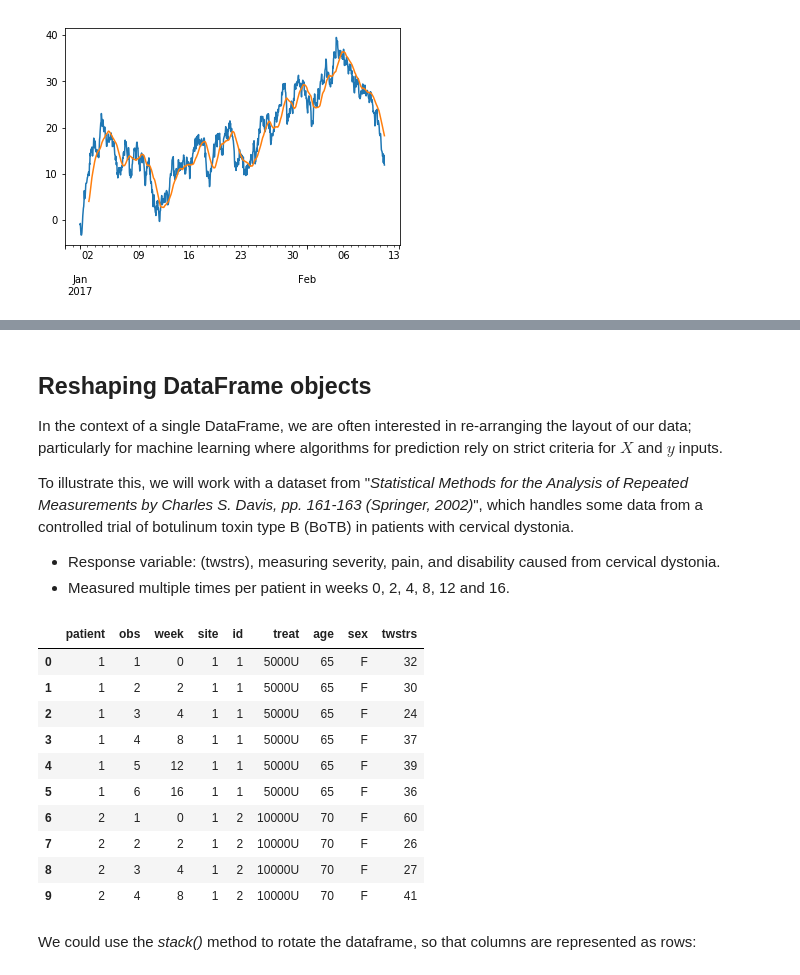
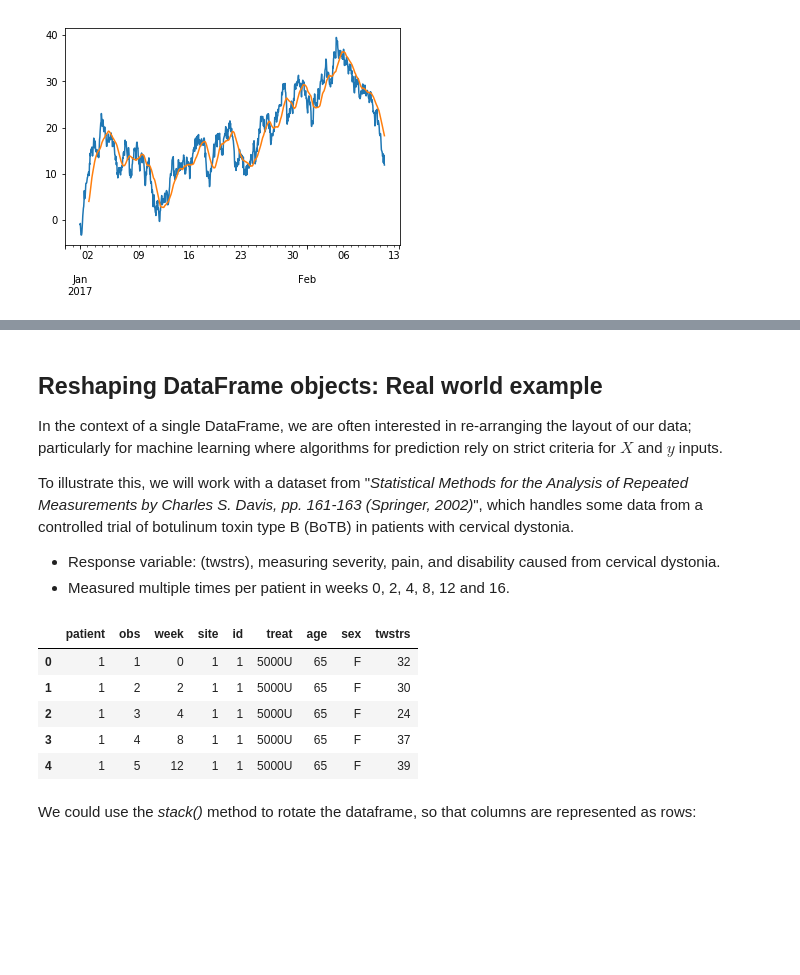
Before and after one commit to ecs-vlc/PythonTeaching, a Jupyter notebook: 03-Data/02 Pandas Intermediate.ipynb, the cells around one changed output, grey strips where cells are left out. Cells and saved outputs as stored; diff of their text form; code cells hidden in the pictures; blank space fills up the shorter version.

```diff
--- a/03-Data/02 Pandas Intermediate.ipynb
+++ b/03-Data/02 Pandas Intermediate.ipynb
@@ -183,5 +1257,5 @@ roll = y_cum.rolling(window=30).mean().plot()
 # %% [markdown]
-## Reshaping DataFrame objects
+## Reshaping DataFrame objects: Real world example
 
 In the context of a single DataFrame, we are often interested in re-arranging the layout of our data; particularly for machine learning where algorithms for prediction rely on strict criteria for $X$ and $y$ inputs.
 
@@ -190,19 +1264,14 @@ To illustrate this, we will work with a dataset from "*Statistical Methods for t
 * Measured multiple times per patient in weeks 0, 2, 4, 8, 12 and 16.
 # %%
 cdystonia = pd.read_csv("datasets/cdystonia.csv")
-cdystonia.head(10)
+cdystonia.head()
 # %% [output]
 |  | patient | obs | week | site | id | treat | age | sex | twstrs |
 | 0 | 1 | 1 | 0 | 1 | 1 | 5000U | 65 | F | 32 |
 | 1 | 1 | 2 | 2 | 1 | 1 | 5000U | 65 | F | 30 |
 | 2 | 1 | 3 | 4 | 1 | 1 | 5000U | 65 | F | 24 |
 | 3 | 1 | 4 | 8 | 1 | 1 | 5000U | 65 | F | 37 |
 | 4 | 1 | 5 | 12 | 1 | 1 | 5000U | 65 | F | 39 |
-| 5 | 1 | 6 | 16 | 1 | 1 | 5000U | 65 | F | 36 |
-| 6 | 2 | 1 | 0 | 1 | 2 | 10000U | 70 | F | 60 |
-| 7 | 2 | 2 | 2 | 1 | 2 | 10000U | 70 | F | 26 |
-| 8 | 2 | 3 | 4 | 1 | 2 | 10000U | 70 | F | 27 |
-| 9 | 2 | 4 | 8 | 1 | 2 | 10000U | 70 | F | 41 |
 # %% [markdown]
 We could use the *stack()* method to rotate the dataframe, so that columns are represented as rows:
 # %%
```
Also changed, not shown: parts of 126 cells of this notebook, 8 other files.
